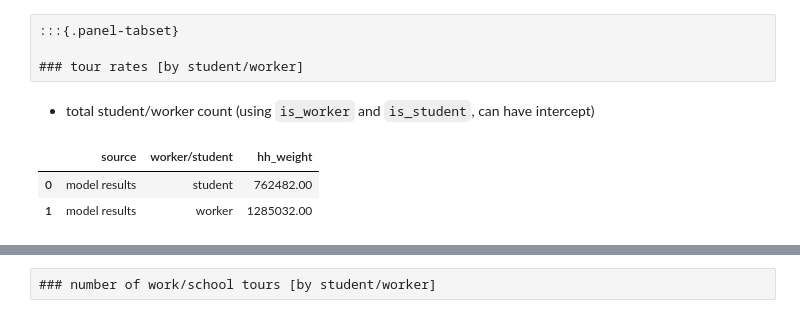
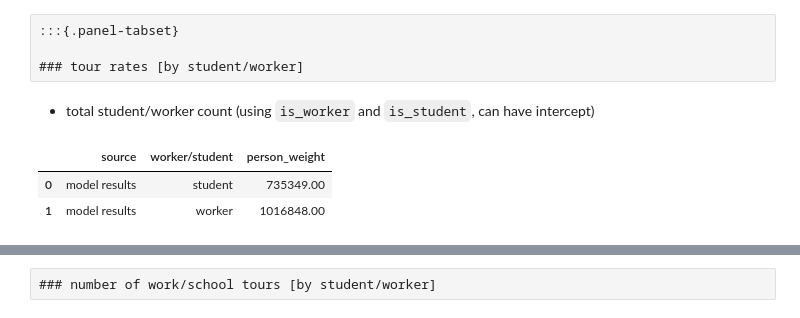
Before and after one commit to psrc/psrc_activitysim, a Jupyter notebook: scripts/validation/validation_scripts/mandatory_tour_frequency.ipynb, the cells around one changed output, grey strips where cells are left out. Saved outputs shown, nothing was run; the diff lists cells and outputs as text; code cells hidden in the pictures.

```diff
--- a/scripts/validation/validation_scripts/mandatory_tour_frequency.ipynb
+++ b/scripts/validation/validation_scripts/mandatory_tour_frequency.ipynb
@@ -23,11 +25,10 @@ pio.templates.default = "simple_white+psrc_color"
 config = toml.load(os.path.join(os.getcwd(),'validation_configuration.toml'))
 # %%
 # read data
-land_use = pd.read_csv(config['p_survey_landuse'])
-
-per_data = validation_data_input.get_persons_data(['distance_to_work','cdap_activity','is_worker','is_student','ptype'])
-hh_data = validation_data_input.get_households_data(['auto_ownership'])
-tour_data = validation_data_input.get_tours_data(col_list=['tour_type','tour_category'])
+land_use = validation_data.land_use.copy()
+per_data = validation_data.persons_data_uncloned.copy()
+hh_data = validation_data.hh_data_uncloned.copy()
+tour_data = validation_data.tours.copy()
 
 # add auto_ownership with 4+
 hh_data['auto_ownership_simple'] = hh_data['auto_ownership'].apply(lambda x: "4+" if x>=4.0 else str(x))
@@ -48,7 +49,7 @@ max_bin = 46
 bin_size = 2
 per_data['d_work_bin_46mi'] = pd.cut(per_data['distance_to_work'], bins=np.arange(0, max_bin+bin_size, bin_size), labels=[str(i) for i in np.arange(0, max_bin, bin_size)])
 
-per_data = per_data.merge(hh_data[['household_id','auto_ownership','auto_ownership_simple','source']],
+per_data = per_data.merge(hh_data[['household_id','auto_ownership','auto_ownership_simple','hh_weight','source']],
                           how='left', on=['household_id','source']) # get auto ownership from hh data
 tour_data = tour_data.merge(per_data, how='left', on=['person_id','household_id','source'])
 
@@ -57,7 +58,7 @@ m_per_data = per_data.loc[per_data['cdap_activity']=="M"]
 m_tour_data = tour_data.loc[(tour_data['cdap_activity']=="M") & (tour_data['tour_category']=="mandatory")]
 
 # total number of persons by source
-df_m_person_count = m_per_data.groupby('source')['hh_weight'].sum().reset_index()
+df_m_person_count = m_per_data.groupby('source')['person_weight'].sum().reset_index()
 # %% [markdown]
 ## mandatory tours per person
 
@@ -94,10 +95,10 @@ fig.show()
 ## work & school tours
 # %%
 # total number of worker/student by source
-df_worker_count = m_per_data.loc[m_per_data['is_worker']].groupby('source')['hh_weight'].sum().reset_index()
+df_worker_count = m_per_data.loc[m_per_data['is_worker']==1].groupby('source')['person_weight'].sum().reset_index()
 df_worker_count['worker/student'] = "worker"
 
-df_student_count = m_per_data.loc[m_per_data['is_student']].groupby('source')['hh_weight'].sum().reset_index()
+df_student_count = m_per_data.loc[m_per_data['is_student']==1].groupby('source')['person_weight'].sum().reset_index()
 df_student_count['worker/student'] = "student"
 
 df_worker_student_count = pd.concat([df_worker_count,df_student_count])
@@ -108,12 +109,12 @@ df_worker_student_count = pd.concat([df_worker_count,df_student_count])
 # %% [markdown]
 - total student/worker count (using `is_worker` and `is_student`, can have intercept)
 # %%
-df_1 = df_worker_student_count.groupby(['source','worker/student'])['hh_weight'].sum().reset_index().sort_values('worker/student')
-df_1['hh_weight'] = df_1['hh_weight'].apply(lambda x: '%.2f' % x)
+df_1 = df_worker_student_count.groupby(['source','worker/student'])['person_weight'].sum().reset_index().sort_values('worker/student')
+df_1['person_weight'] = df_1['person_weight'].apply(lambda x: '%.2f' % x)
 df_1.loc[df_1['source']=="model results"]
 # %% [output]
-|  | source | worker/student | hh_weight |
-| 0 | model results | student | 762482.00 |
-| 1 | model results | worker | 1285032.00 |
+|  | source | worker/student | person_weight |
+| 0 | model results | student | 735349.00 |
+| 1 | model results | worker | 1016848.00 |
 # %%
 # workers
```
Also changed, not shown: parts of 15 cells of this notebook, 3 other files.
